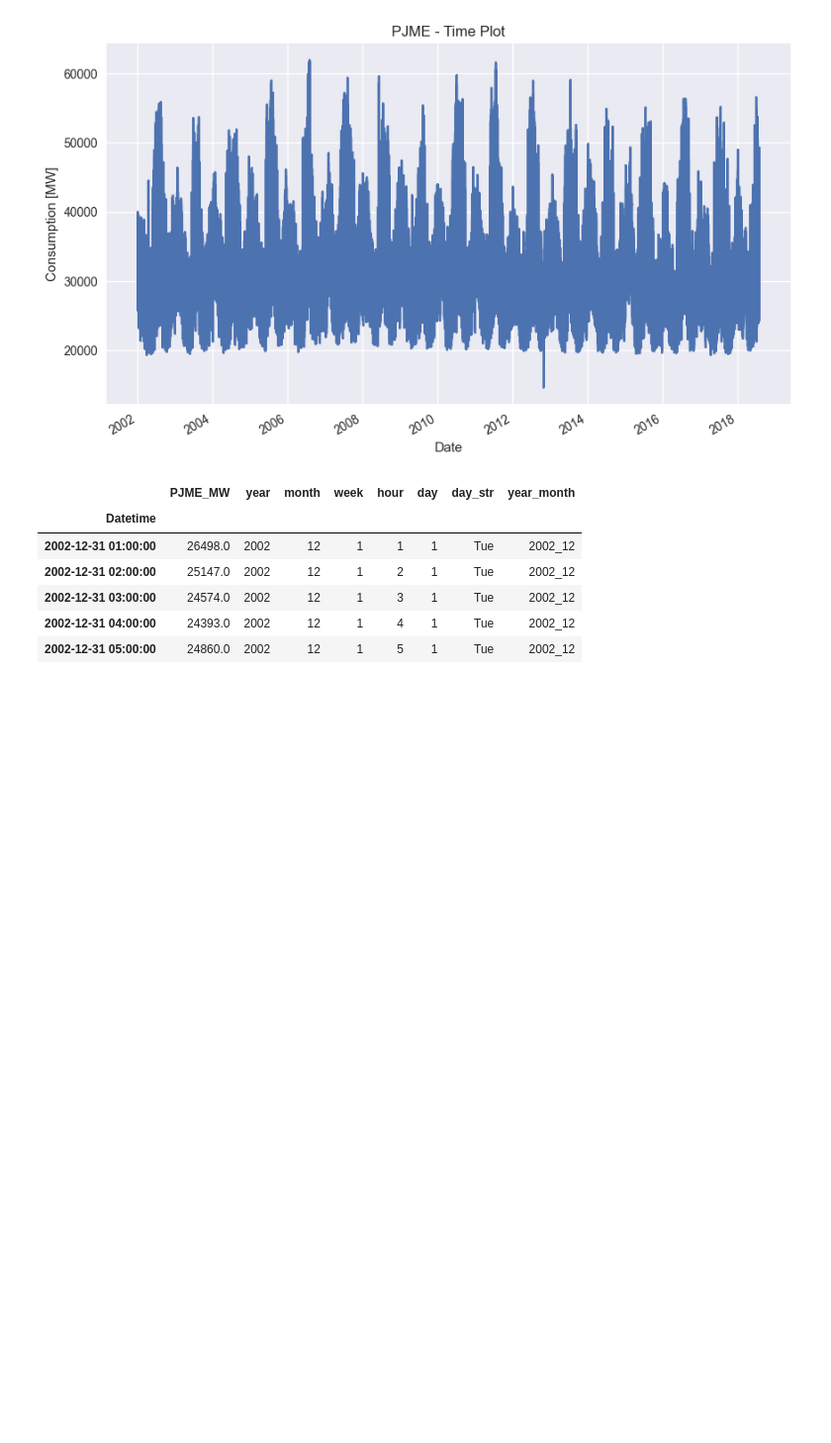
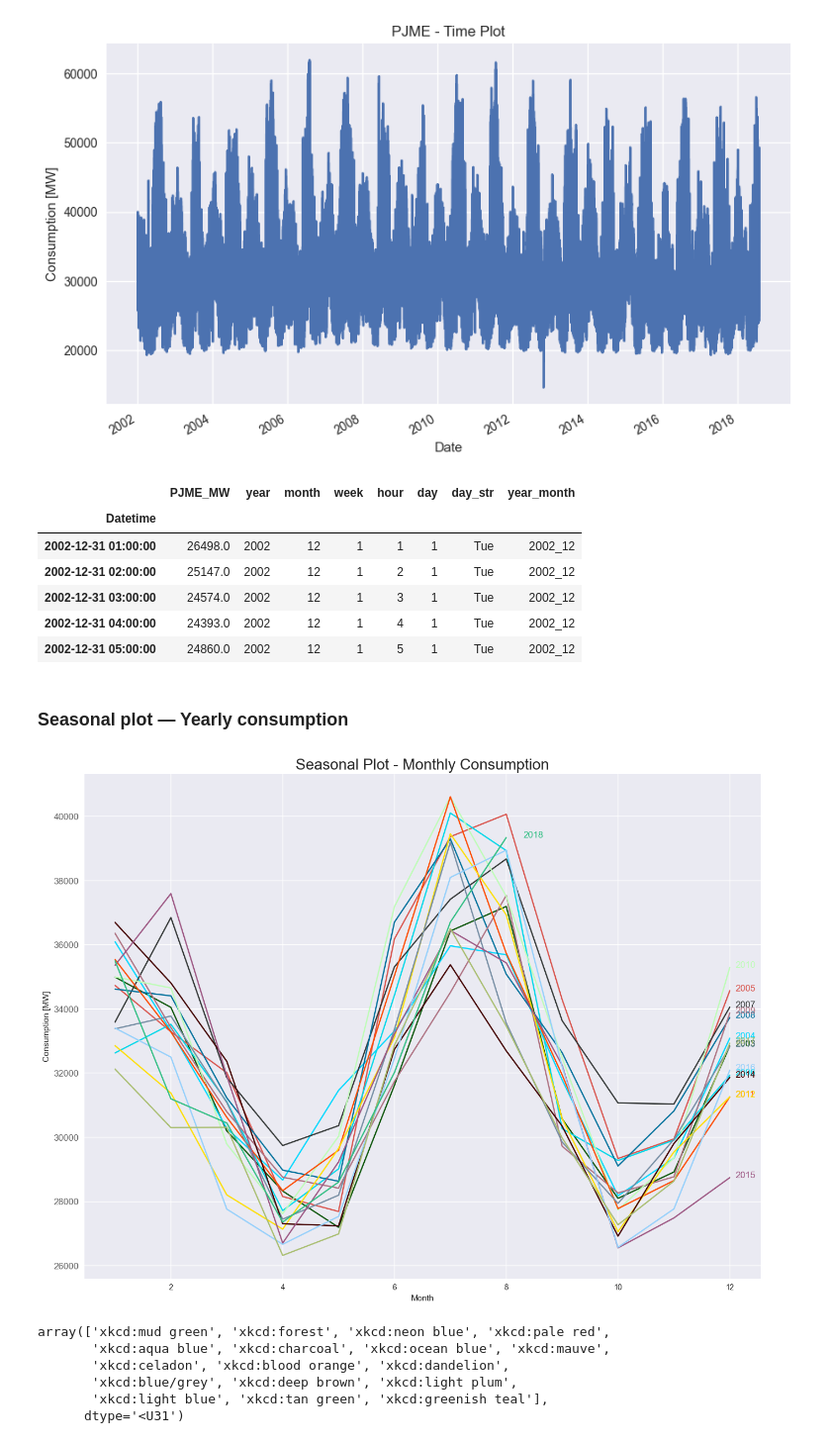
Before and after one commit to janakparajuli/PCA_Traffic_Data, a Jupyter notebook: TSF_EDA.ipynb, the cells around one changed output. Shown: that part at 99% size. Drawn from its saved outputs; the diff is of its cells as text; code cells hidden in the pictures; blank space fills up the shorter version.

Commit message:
Yearly Seasonal Plot

```diff
--- a/TSF_EDA.ipynb
+++ b/TSF_EDA.ipynb
@@ -54,3 +56,40 @@ df.head()
 | 2002-12-31 03:00:00 | 24574.0 | 2002 | 12 | 1 | 3 | 1 | Tue | 2002_12 |
 | 2002-12-31 04:00:00 | 24393.0 | 2002 | 12 | 1 | 4 | 1 | Tue | 2002_12 |
 | 2002-12-31 05:00:00 | 24860.0 | 2002 | 12 | 1 | 5 | 1 | Tue | 2002_12 |
+# %% [markdown]
+### Seasonal plot — Yearly consumption
+# %%
+# Defining colors palette
+np.random.seed(42)
+df_plot = df[['month', 'year', 'PJME_MW']].dropna().groupby(['month', 'year']).mean()[['PJME_MW']].reset_index()
+years = df_plot['year'].unique()
+colors = np.random.choice(list(mpl.colors.XKCD_COLORS.keys()), len(years), replace=False)
+
+# Plot
+plt.figure(figsize=(16,12))
+for i, y in enumerate(years):
+    if i > 0:
+        plt.plot('month', 'PJME_MW', data=df_plot[df_plot['year'] == y], color=colors[i], label=y)
+        if y == 2018:
+            plt.text(df_plot.loc[df_plot.year==y, :].shape[0]+0.3, df_plot.loc[df_plot.year==y, 'PJME_MW'][-1:].values[0], y, fontsize=12, color=colors[i])
+        else:
+            plt.text(df_plot.loc[df_plot.year==y, :].shape[0]+0.1, df_plot.loc[df_plot.year==y, 'PJME_MW'][-1:].values[0], y, fontsize=12, color=colors[i])
+
+# Setting labels
+plt.gca().set(ylabel= 'PJME_MW', xlabel = 'Month')
+plt.yticks(fontsize=12, alpha=.7)
+plt.title("Seasonal Plot - Monthly Consumption", fontsize=20)
+plt.ylabel('Consumption [MW]')
+plt.xlabel('Month')
+plt.show()
+# %% [output]
+[figure, added]
+# %%
+colors
+# %% [output]
+array(['xkcd:mud green', 'xkcd:forest', 'xkcd:neon blue', 'xkcd:pale red',
+       'xkcd:aqua blue', 'xkcd:charcoal', 'xkcd:ocean blue', 'xkcd:mauve',
+       'xkcd:celadon', 'xkcd:blood orange', 'xkcd:dandelion',
+       'xkcd:blue/grey', 'xkcd:deep brown', 'xkcd:light plum',
+       'xkcd:light blue', 'xkcd:tan green', 'xkcd:greenish teal'],
+      dtype='<U31')
```
Also changed, not shown: parts of 1 cell of this notebook.
